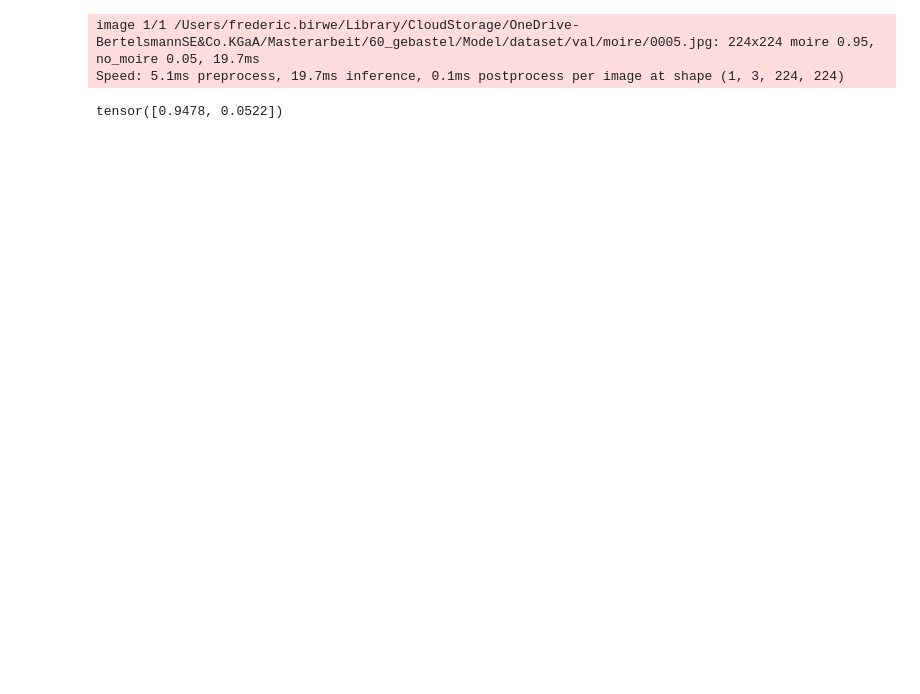
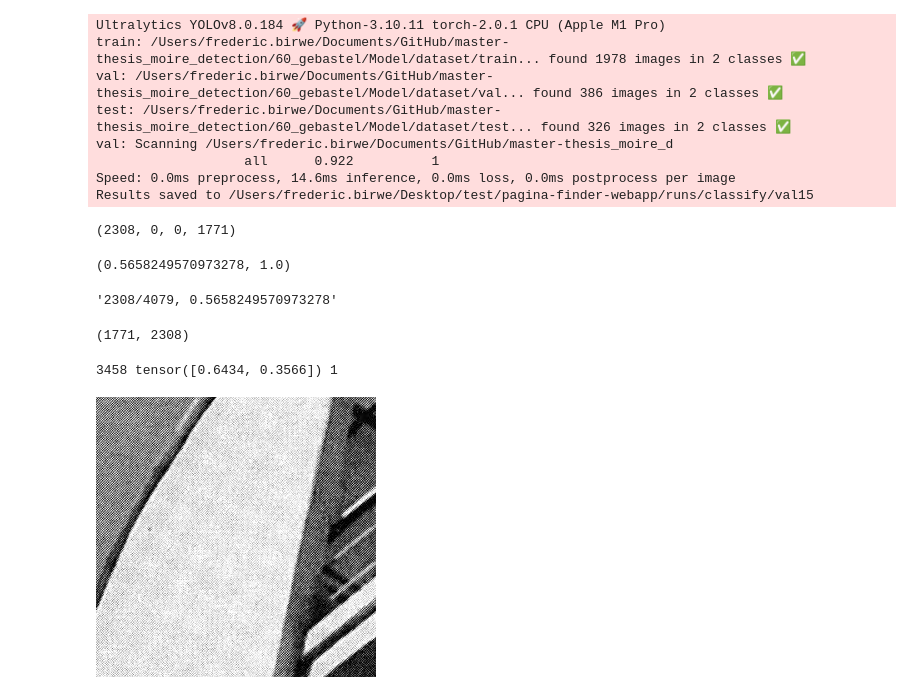
Before and after one commit to FBirwe/master-thesis_moire_detection, a Jupyter notebook: 60_gebastel/Model/Yolo.ipynb, the cells around one changed output. Drawn from its saved outputs; the diff is of its cells as text; code cells hidden in the pictures; blank space fills up the shorter version.

```diff
--- a/60_gebastel/Model/Yolo.ipynb
+++ b/60_gebastel/Model/Yolo.ipynb
@@ -60,6 +73,24 @@ array([[         37,           0],
+# %%
+moire_img = list( Path('./dataset/real_val/moire/').glob('./*.jpg') )
+non_moire_img = list( Path('./dataset/real_val/no_moire/').glob('./*.jpg') )
+
+data = moire_img + non_moire_img
+labels = [1 for i in moire_img] + [0 for i in non_moire_img]
 # %%
-model.predict('./dataset/val/moire/0005.jpg')[0].probs.data
+model.val()
+predictions = []
+target_labels = []
+
+for entry in tqdm(data):
+    pred = model.predict(entry, verbose=False)[0].probs.data
+    predictions.append(pred)
+    target_labels.append( 1 - int(torch.argmax(pred)) )
 # %% [output]
-image 1/1 /Users/frederic.birwe/Library/CloudStorage/OneDrive-BertelsmannSE&Co.KGaA/Masterarbeit/60_gebastel/Model/dataset/val/moire/0005.jpg: 224x224 moire 0.95, no_moire 0.05, 19.7ms
-Speed: 5.1ms preprocess, 19.7ms inference, 0.1ms postprocess per image at shape (1, 3, 224, 224)
+Ultralytics YOLOv8.0.184 🚀 Python-3.10.11 torch-2.0.1 CPU (Apple M1 Pro)
+train: /Users/frederic.birwe/Documents/GitHub/master-thesis_moire_detection/60_gebastel/Model/dataset/train... found 1978 images in 2 classes ✅
+val: /Users/frederic.birwe/Documents/GitHub/master-thesis_moire_detection/60_gebastel/Model/dataset/val... found 386 images in 2 classes ✅
+test: /Users/frederic.birwe/Documents/GitHub/master-thesis_moire_detection/60_gebastel/Model/dataset/test... found 326 images in 2 classes ✅
+val: Scanning /Users/frederic.birwe/Documents/GitHub/master-thesis_moire_d
+                   all      0.922          1
+Speed: 0.0ms preprocess, 14.6ms inference, 0.0ms loss, 0.0ms postprocess per image
+Results saved to /Users/frederic.birwe/Desktop/test/pagina-finder-webapp/runs/classify/val15
-tensor([0.9478, 0.0522])
@@ -65,0 +120,16 @@ tensor([0.9478, 0.0522])
+# %%
+TP, TN, FP, FN
+# %% [output]
+(2308, 0, 0, 1771)
+# %%
+recall, precision
+# %% [output]
+(0.5658249570973278, 1.0)
+# %%
+f"{(TP + TN)}/{len(labels)}, {accuracy}"
+# %% [output]
+'2308/4079, 0.5658249570973278'
+# %%
+FN, TP
+# %% [output]
+(1771, 2308)
@@ -65,0 +138,7 @@ tensor([0.9478, 0.0522])
+# %%
+i = randrange(len(data))
+print(i, predictions[i], target_labels[i])
+Image.open(data[i])
+# %% [output]
+3458 tensor([0.6434, 0.3566]) 1
+[figure, added]
```
Also changed, not shown: parts of 12 cells of this notebook, 34 other files.
